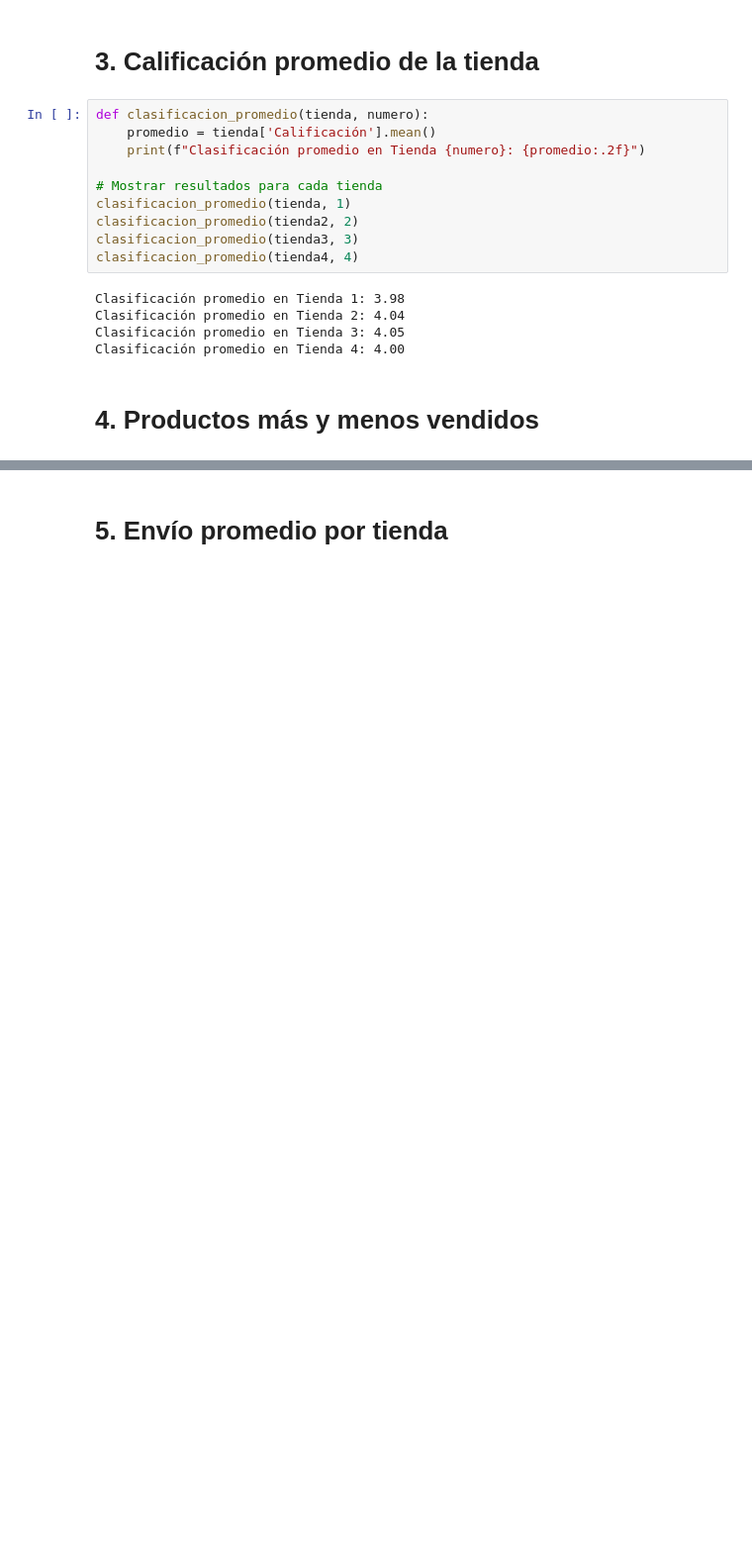
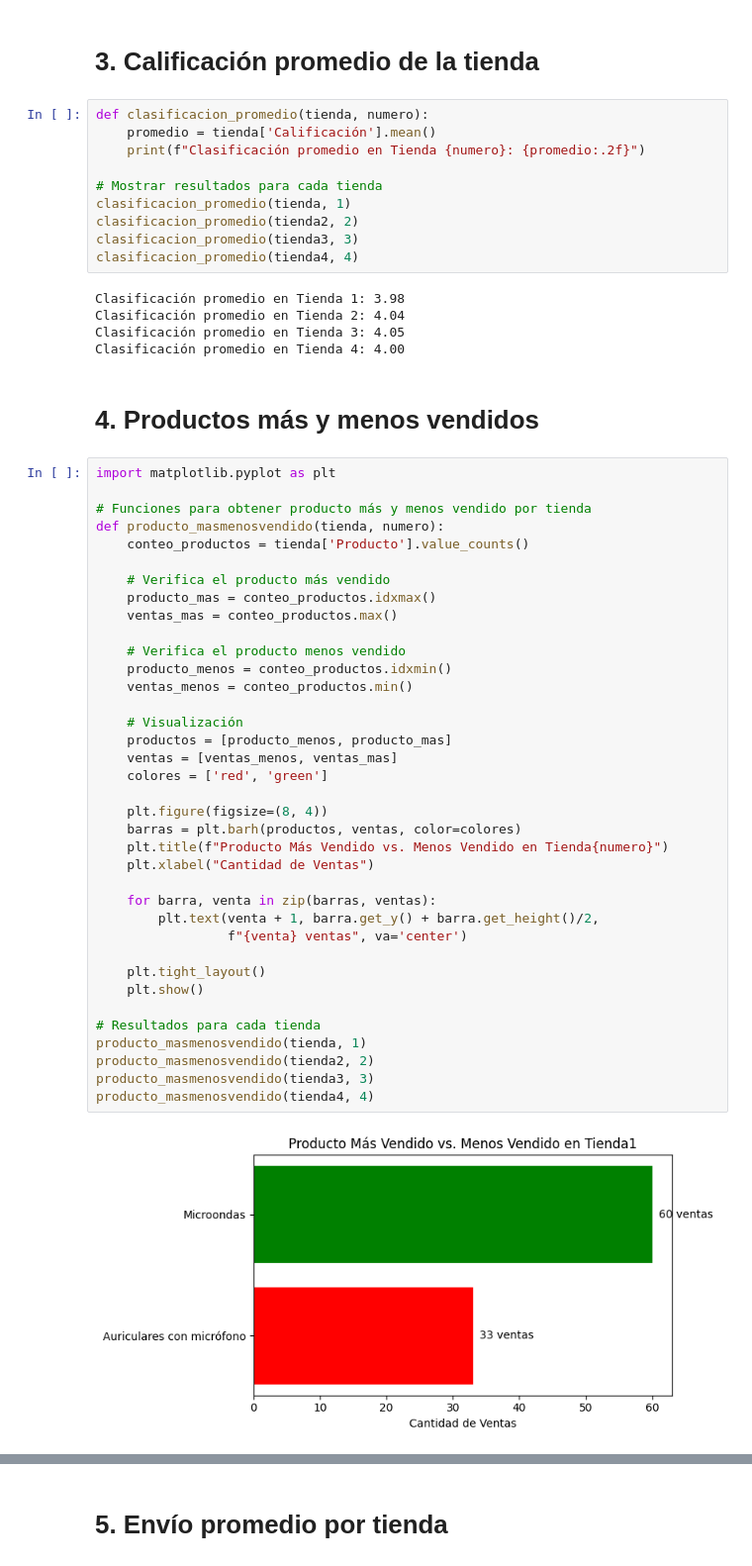
Before and after one commit to SamilG2/challenge-alurastore-datascience, a Jupyter notebook: Solution_AluraStoreLatam.ipynb, the cells around one changed output, grey strips where cells are left out. Shown at 99% size. Cells and saved outputs as stored; diff of their text form; blank space fills up the shorter version.

Commit message:
Productos más y menos vendidos

```diff
--- a/Solution_AluraStoreLatam.ipynb
+++ b/Solution_AluraStoreLatam.ipynb
@@ -122,3 +122,42 @@ Clasificación promedio en Tienda 3: 4.05
 Clasificación promedio en Tienda 4: 4.00
 # %% [markdown]
 # 4. Productos más y menos vendidos
+# %%
+import matplotlib.pyplot as plt
+
+# Funciones para obtener producto más y menos vendido por tienda
+def producto_masmenosvendido(tienda, numero):
+    conteo_productos = tienda['Producto'].value_counts()
+
+    # Verifica el producto más vendido
+    producto_mas = conteo_productos.idxmax()
+    ventas_mas = conteo_productos.max()
+
+    # Verifica el producto menos vendido
+    producto_menos = conteo_productos.idxmin()
+    ventas_menos = conteo_productos.min()
+
+    # Visualización
+    productos = [producto_menos, producto_mas]
+    ventas = [ventas_menos, ventas_mas]
+    colores = ['red', 'green']
+
+    plt.figure(figsize=(8, 4))
+    barras = plt.barh(productos, ventas, color=colores)
+    plt.title(f"Producto Más Vendido vs. Menos Vendido en Tienda{numero}")
+    plt.xlabel("Cantidad de Ventas")
+
+    for barra, venta in zip(barras, ventas):
+        plt.text(venta + 1, barra.get_y() + barra.get_height()/2,
+                 f"{venta} ventas", va='center')
+
+    plt.tight_layout()
+    plt.show()
+
+# Resultados para cada tienda
+producto_masmenosvendido(tienda, 1)
+producto_masmenosvendido(tienda2, 2)
+producto_masmenosvendido(tienda3, 3)
+producto_masmenosvendido(tienda4, 4)
+# %% [output]
+[figure, added]
```
Also changed, not shown: parts of 1 cell of this notebook.
